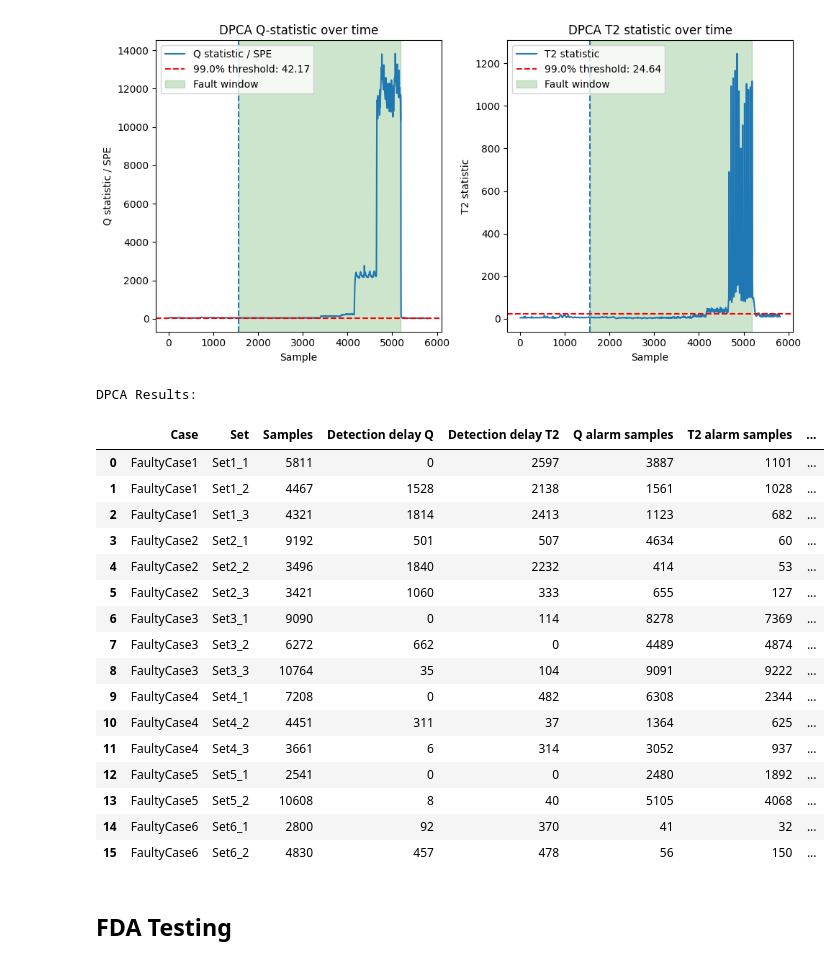
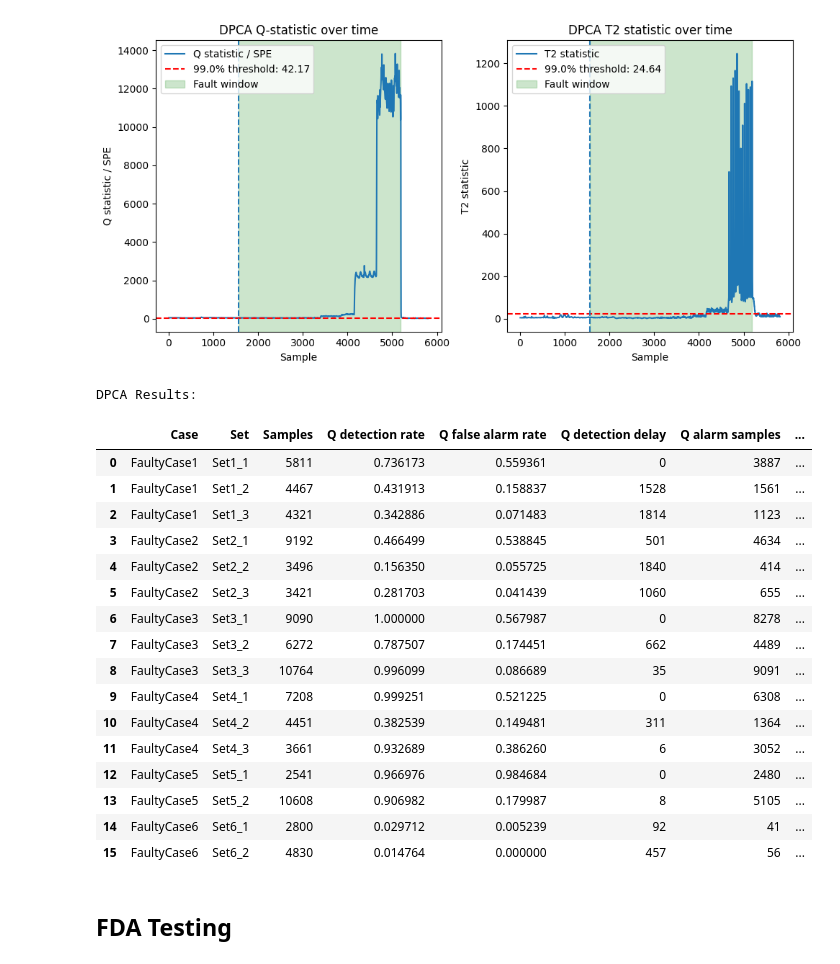
Before and after one commit to PeterAndersen-sdu/Fault-detection-project, a Jupyter notebook: main_with_scree_cumulative_variance_metrics.ipynb, the cells around one changed output. Drawn from its saved outputs; the diff is of its cells as text; code cells hidden in the pictures.

```diff
--- a/main_with_scree_cumulative_variance.ipynb
+++ b/main_with_scree_cumulative_variance_metrics.ipynb
@@ -864,59 +935,81 @@ DPCA on Set1_1: Number of Q-statistic alarm samples: 3887 of 5806 samples
 DPCA on Set1_1: Number of T2 statistic alarm samples: 1101 of 5806 samples
 [figure]
 # %%
-
 # DPCA evaluation on all faulty/test sets.
 # DPCA statistics start at original sample index = time_lags, so use the Series index for delays and false alarms.
 
 dpca_results = []
 
 for case_name, case_sets in zip(se_windows.keys(), fc_sets):
     for set_name, dataset in case_sets.items():
         X_fault = dataset.sensors
         windows = se_windows[case_name][set_name]
 
         X_fault_lagged = dpca_prepare_matrix(X_fault, dpca_model)
         Z_fault = dpca_transform(X_fault, dpca_model)
         q_fault = q_statistic(X_fault_lagged, Z_fault, dpca_model["pca_model"])
         t2_fault = t2_statistic(Z_fault, dpca_model["pca_model"])
 
         q_alarm_mask = (q_fault > threshold_q_dpca).to_numpy()
         t2_alarm_mask = (t2_fault > threshold_t2_dpca).to_numpy()
 
+        q_metrics = compute_detection_metrics(
+            q_alarm_mask,
+            windows,
+            q_fault.index,
+        )
+
+        t2_metrics = compute_detection_metrics(
+            t2_alarm_mask,
+            windows,
+            t2_fault.index,
+        )
+
         dpca_results.append({
             "Case": case_name,
             "Set": set_name,
             "Samples": len(X_fault),
-            "Detection delay Q": first_detection_delay(q_alarm_mask, windows, q_fault.index),
-            "Detection delay T2": first_detection_delay(t2_alarm_mask, windows, t2_fault.index),
+
+            "Q detection rate": q_metrics["Detection rate"],
+            "Q false alarm rate": q_metrics["False alarm rate"],
+            "Q detection delay": q_metrics["Detection delay"],
             "Q alarm samples": int(np.sum(q_alarm_mask)),
+            "Q alarm samples in fault window": q_metrics["Alarm samples in fault window"],
+            "Q false alarm samples": q_metrics["False alarm samples"],
+
+            "T2 detection rate": t2_metrics["Detection rate"],
+            "T2 false alarm rate": t2_metrics["False alarm rate"],
+            "T2 detection delay": t2_metrics["Detection delay"],
             "T2 alarm samples": int(np.sum(t2_alarm_mask)),
-            "Q false alarms": count_false_alarms(q_alarm_mask, windows, q_fault.index),
-            "T2 false alarms": count_false_alarms(t2_alarm_mask, windows, t2_fault.index),
+            "T2 alarm samples in fault window": t2_metrics["Alarm samples in fault window"],
+            "T2 false alarm samples": t2_metrics["False alarm samples"],
+
+            "Fault samples": q_metrics["Fault samples"],
+            "Normal samples": q_metrics["Normal samples"],
         })
 
 dpca_results_df = pd.DataFrame(dpca_results)
 print("DPCA Results:")
 dpca_results_df
 # %% [output]
 DPCA Results:
-|  | Case | Set | Samples | Detection delay Q | Detection delay T2 | Q alarm samples | T2 alarm samples | ... |
-| 0 | FaultyCase1 | Set1_1 | 5811 | 0 | 2597 | 3887 | 1101 | ... |
-| 1 | FaultyCase1 | Set1_2 | 4467 | 1528 | 2138 | 1561 | 1028 | ... |
-| 2 | FaultyCase1 | Set1_3 | 4321 | 1814 | 2413 | 1123 | 682 | ... |
-| 3 | FaultyCase2 | Set2_1 | 9192 | 501 | 507 | 4634 | 60 | ... |
-| 4 | FaultyCase2 | Set2_2 | 3496 | 1840 | 2232 | 414 | 53 | ... |
-| 5 | FaultyCase2 | Set2_3 | 3421 | 1060 | 333 | 655 | 127 | ... |
-| 6 | FaultyCase3 | Set3_1 | 9090 | 0 | 114 | 8278 | 7369 | ... |
-| 7 | FaultyCase3 | Set3_2 | 6272 | 662 | 0 | 4489 | 4874 | ... |
-| 8 | FaultyCase3 | Set3_3 | 10764 | 35 | 104 | 9091 | 9222 | ... |
-| 9 | FaultyCase4 | Set4_1 | 7208 | 0 | 482 | 6308 | 2344 | ... |
-| 10 | FaultyCase4 | Set4_2 | 4451 | 311 | 37 | 1364 | 625 | ... |
-| 11 | FaultyCase4 | Set4_3 | 3661 | 6 | 314 | 3052 | 937 | ... |
-| 12 | FaultyCase5 | Set5_1 | 2541 | 0 | 0 | 2480 | 1892 | ... |
-| 13 | FaultyCase5 | Set5_2 | 10608 | 8 | 40 | 5105 | 4068 | ... |
-| 14 | FaultyCase6 | Set6_1 | 2800 | 92 | 370 | 41 | 32 | ... |
-| 15 | FaultyCase6 | Set6_2 | 4830 | 457 | 478 | 56 | 150 | ... |
+|  | Case | Set | Samples | Q detection rate | Q false alarm rate | Q detection delay | Q alarm samples | ... |
+| 0 | FaultyCase1 | Set1_1 | 5811 | 0.736173 | 0.559361 | 0 | 3887 | ... |
+| 1 | FaultyCase1 | Set1_2 | 4467 | 0.431913 | 0.158837 | 1528 | 1561 | ... |
+| 2 | FaultyCase1 | Set1_3 | 4321 | 0.342886 | 0.071483 | 1814 | 1123 | ... |
+| 3 | FaultyCase2 | Set2_1 | 9192 | 0.466499 | 0.538845 | 501 | 4634 | ... |
+| 4 | FaultyCase2 | Set2_2 | 3496 | 0.156350 | 0.055725 | 1840 | 414 | ... |
+| 5 | FaultyCase2 | Set2_3 | 3421 | 0.281703 | 0.041439 | 1060 | 655 | ... |
+| 6 | FaultyCase3 | Set3_1 | 9090 | 1.000000 | 0.567987 | 0 | 8278 | ... |
+| 7 | FaultyCase3 | Set3_2 | 6272 | 0.787507 | 0.174451 | 662 | 4489 | ... |
+| 8 | FaultyCase3 | Set3_3 | 10764 | 0.996099 | 0.086689 | 35 | 9091 | ... |
+| 9 | FaultyCase4 | Set4_1 | 7208 | 0.999251 | 0.521225 | 0 | 6308 | ... |
+| 10 | FaultyCase4 | Set4_2 | 4451 | 0.382539 | 0.149481 | 311 | 1364 | ... |
+| 11 | FaultyCase4 | Set4_3 | 3661 | 0.932689 | 0.386260 | 6 | 3052 | ... |
+| 12 | FaultyCase5 | Set5_1 | 2541 | 0.966976 | 0.984684 | 0 | 2480 | ... |
+| 13 | FaultyCase5 | Set5_2 | 10608 | 0.906982 | 0.179987 | 8 | 5105 | ... |
+| 14 | FaultyCase6 | Set6_1 | 2800 | 0.029712 | 0.005239 | 92 | 41 | ... |
+| 15 | FaultyCase6 | Set6_2 | 4830 | 0.014764 | 0.000000 | 457 | 56 | ... |
 # %% [markdown]
 ## FDA Testing
 # %%
```
Also changed, not shown: parts of 5 cells of this notebook.
